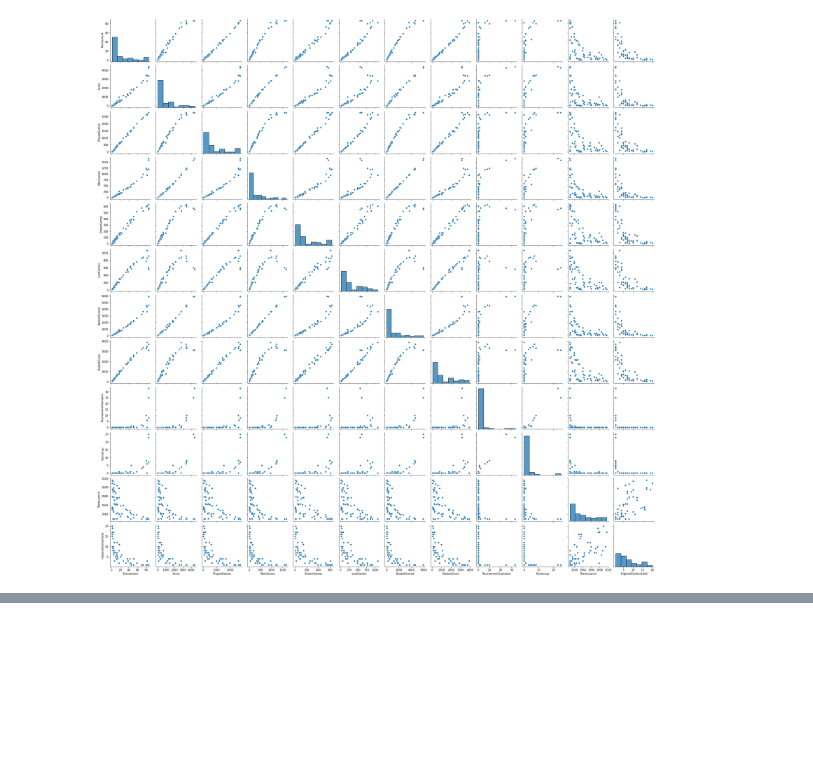
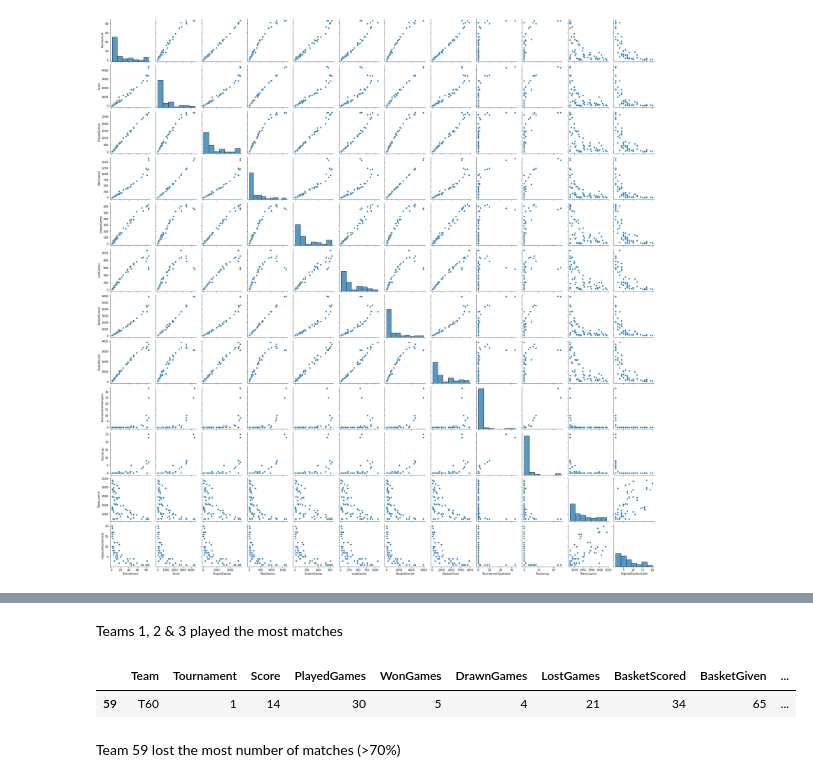
Before and after one commit to MohitBansal9013/AIML-Statistics, a Jupyter notebook: mohit_bansal_applied_statistics_project.ipynb, the cells around one changed output, grey strips where cells are left out. Saved outputs shown, nothing was run; the diff lists cells and outputs as text; code cells hidden in the pictures; blank space fills up the shorter version.

```diff
--- a/mohit_bansal_applied_statistics_project.ipynb
+++ b/mohit_bansal_applied_statistics_project.ipynb
@@ -543,0 +553,10 @@ statsdata.sort_values(['win'],ascending=[False]).head(10)
+# %% [markdown]
+Teams 1, 2 & 3 played the most matches
+# %%
+# Worst performing team
+statsdata[(statsdata.lost == statsdata.lost.max())]
+# %% [output]
+|  | Team | Tournament | Score | PlayedGames | WonGames | DrawnGames | LostGames | BasketScored | BasketGiven | ... |
+| 59 | T60 | 1 | 14 | 30 | 5 | 4 | 21 | 34 | 65 | ... |
+# %% [markdown]
+Team 59 lost the most number of matches (>70%)
```
Also changed, not shown: parts of 31 cells of this notebook.
